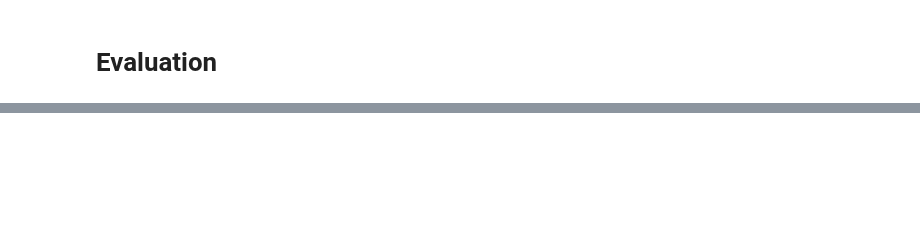
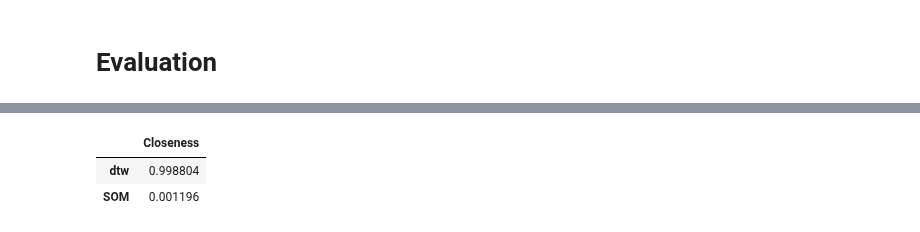
Before and after one commit to sarabreu/thesis_dev, a Jupyter notebook: 5_time_series_clustering/all_imp_vars/clean_wind.ipynb, the cells around one changed output, grey strips where cells are left out. Drawn from its saved outputs; the diff is of its cells as text; code cells hidden in the pictures; blank space fills up the shorter version.

```diff
--- a/5_time_series_clustering/all_imp_vars/clean_wind.ipynb
+++ b/5_time_series_clustering/all_imp_vars/clean_wind.ipynb
@@ -916,0 +917,41 @@ pd.DataFrame(metrics_dict).T
+# %%
+metrics_df= pd.DataFrame(metrics_dict).T
+# %%
+normalized_df = metrics_df.copy()
+
+# Define ideal and anti-ideal solutions for each metric
+ideal_solution = normalized_df.copy()
+anti_ideal_solution = normalized_df.copy()
+
+# Define metrics where higher values are better
+higher_is_better = ['Silhouette Score', 'Dunn Index', 'Calinski-Harabasz Index']
+
+# Define metrics where lower values are better
+lower_is_better = ['Davies-Bouldin Index', 'Xie-Beni Index']
+
+# Set ideal and anti-ideal solutions for metrics where higher values are better
+for metric in higher_is_better:
+    ideal_solution[metric] = normalized_df[metric].max()
+    anti_ideal_solution[metric] = normalized_df[metric].min()
+
+# Set ideal and anti-ideal solutions for metrics where lower values are better
+for metric in lower_is_better:
+    ideal_solution[metric] = normalized_df[metric].min()
+    anti_ideal_solution[metric] = normalized_df[metric].max()
+
+# Calculate the distance from each alternative to the ideal and anti-ideal solutions
+dist_to_ideal = ((normalized_df.iloc[:,1:] - ideal_solution) ** 2).sum(axis=1) ** 0.5
+dist_to_anti_ideal = ((normalized_df.iloc[:,1:] - anti_ideal_solution) ** 2).sum(axis=1) ** 0.5
+
+# Calculate the relative closeness to the ideal solution --> the one that has the bigger distance from the anti-ideal solution is the one thats closer to the ideal solution
+normalized_df['Closeness'] = dist_to_anti_ideal / (dist_to_ideal + dist_to_anti_ideal)
+
+# Sort the models based on their relative closeness to the ideal solution
+ranked_models = normalized_df.sort_values(by='Closeness', ascending=False)
+
+# Print the ranked models
+ranked_models[['Closeness']]
+# %% [output]
+|  | Closeness |
+| dtw | 0.998804 |
+| SOM | 0.001196 |
```
Also changed, not shown: parts of 8 cells of this notebook, 2 other files.
